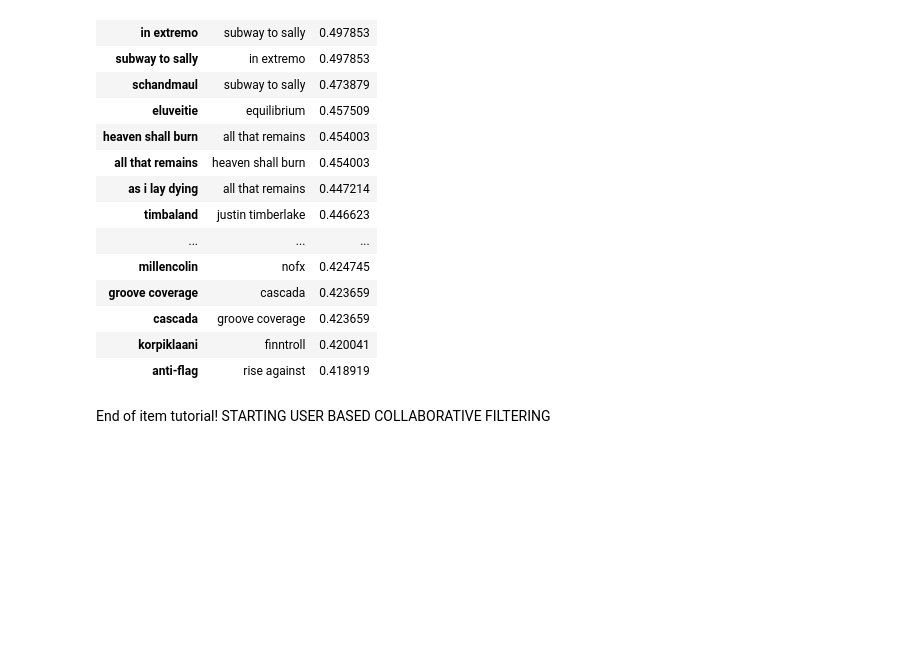
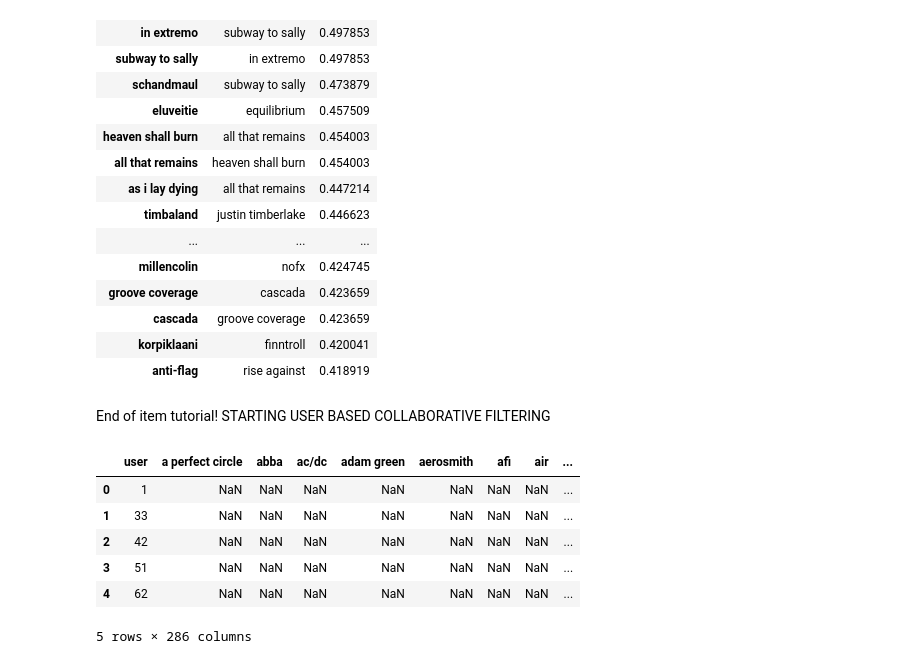
Before and after one commit to dovidburns/Springboard, a Jupyter notebook: collaborative Filtering .ipynb, the cells around one changed output. Cells and saved outputs as stored; diff of their text form; code cells hidden in the pictures; blank space fills up the shorter version.

```diff
--- a/collaborative Filtering .ipynb
+++ b/collaborative Filtering .ipynb
@@ -138,3 +138,13 @@ def getScore(history, similarities):
 data_sims = pd.DataFrame(index=data.index,columns=data.columns)
 data_sims.iloc[:,:1] = data.iloc[:,:1]
 #data_sims.head()
+# %%
+data_sims.head()
+# %% [output]
+|  | user | a perfect circle | abba | ac/dc | adam green | aerosmith | afi | air | ... |
+| 0 | 1 | NaN | NaN | NaN | NaN | NaN | NaN | NaN | ... |
+| 1 | 33 | NaN | NaN | NaN | NaN | NaN | NaN | NaN | ... |
+| 2 | 42 | NaN | NaN | NaN | NaN | NaN | NaN | NaN | ... |
+| 3 | 51 | NaN | NaN | NaN | NaN | NaN | NaN | NaN | ... |
+| 4 | 62 | NaN | NaN | NaN | NaN | NaN | NaN | NaN | ... |
+5 rows × 286 columns
```
Also changed, not shown: parts of 9 cells of this notebook.
